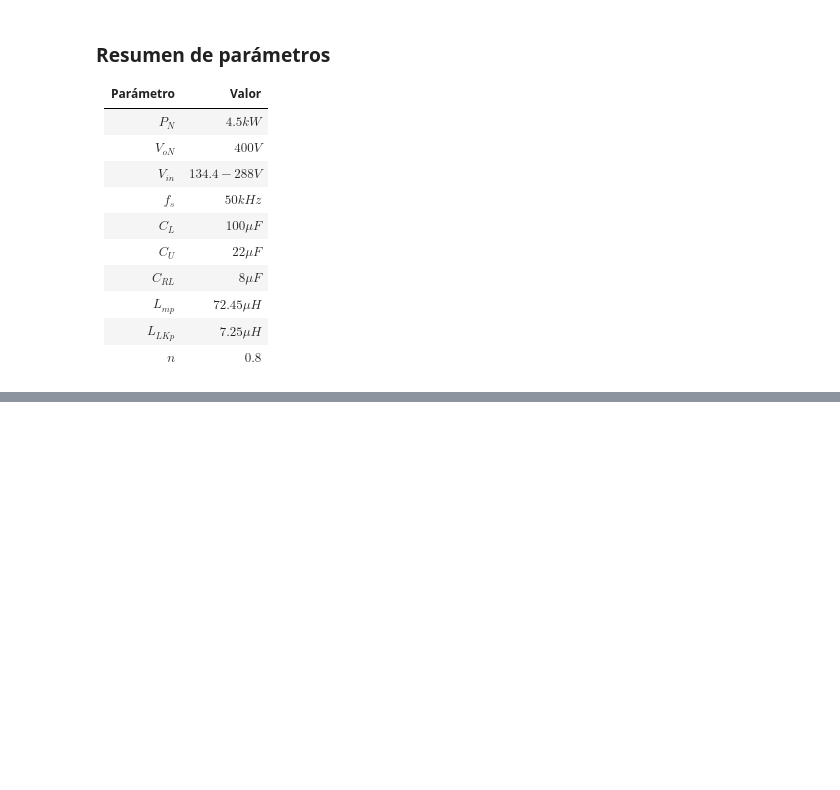
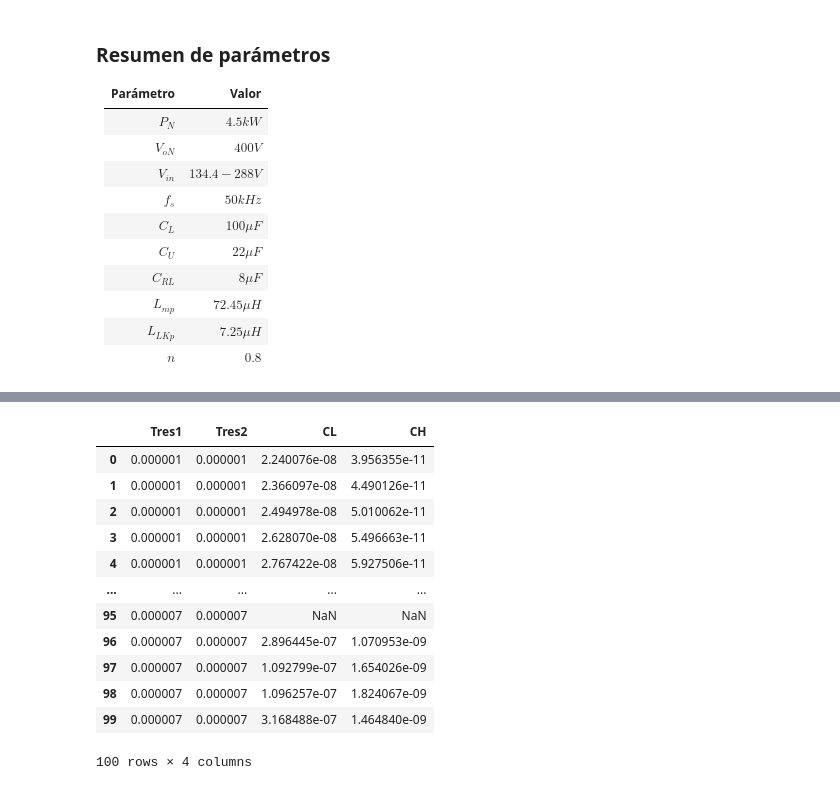
Before and after one commit to all5one-sudo/TFI_Electronica_Industrial, a Jupyter notebook: calculos.ipynb, the cells around one changed output, grey strips where cells are left out. Saved outputs shown, nothing was run; the diff lists cells and outputs as text; code cells hidden in the pictures; blank space fills up the shorter version.

```diff
--- a/calculos.ipynb
+++ b/calculos.ipynb
@@ -64,0 +123,6 @@ Se definen:
+# %%
+def Tres(vars, Tres1, Tres2):
+    CL, CH = vars
+    eq1 = Tres1 - np.pi * np.sqrt((Lk * 2 * CL * n**2 * CH) / (CL + n**2 * CH))
+    eq2 = Tres2 - np.pi * np.sqrt((2 * Lk * n**2 * CL * CH) / (CL + 2 * n**2 * CH))
+    return [eq1, eq2]
@@ -64,0 +151,16 @@ Se definen:
+# %%
+df
+# %% [output]
+|  | Tres1 | Tres2 | CL | CH |
+| 0 | 0.000001 | 0.000001 | 2.240076e-08 | 3.956355e-11 |
+| 1 | 0.000001 | 0.000001 | 2.366097e-08 | 4.490126e-11 |
+| 2 | 0.000001 | 0.000001 | 2.494978e-08 | 5.010062e-11 |
+| 3 | 0.000001 | 0.000001 | 2.628070e-08 | 5.496663e-11 |
+| 4 | 0.000001 | 0.000001 | 2.767422e-08 | 5.927506e-11 |
+| ... | ... | ... | ... | ... |
+| 95 | 0.000007 | 0.000007 | NaN | NaN |
+| 96 | 0.000007 | 0.000007 | 2.896445e-07 | 1.070953e-09 |
+| 97 | 0.000007 | 0.000007 | 1.092799e-07 | 1.654026e-09 |
+| 98 | 0.000007 | 0.000007 | 1.096257e-07 | 1.824067e-09 |
+| 99 | 0.000007 | 0.000007 | 3.168488e-07 | 1.464840e-09 |
+100 rows × 4 columns
```
Also changed, not shown: parts of 30 cells of this notebook, 2 other files.
